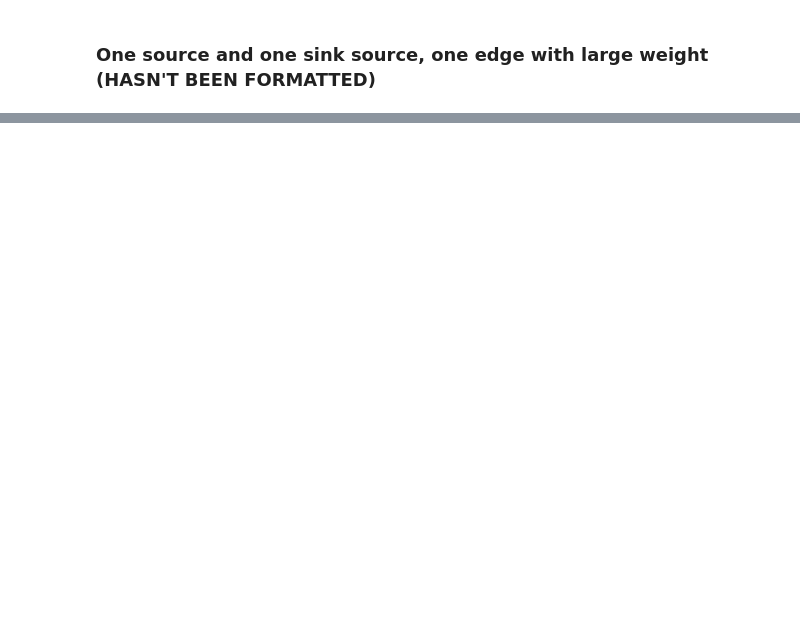
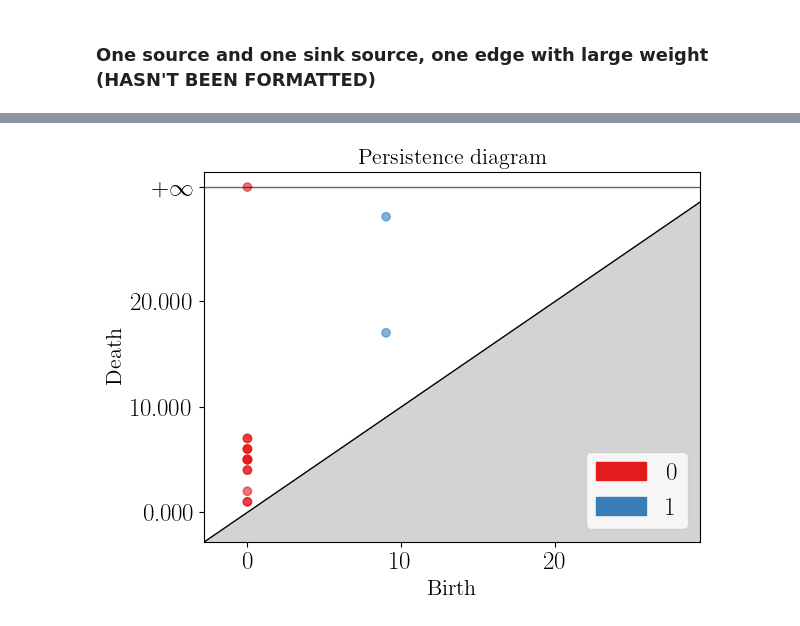
Before and after one commit to bdjones13/MRC2024, a Jupyter notebook: cycleExperiments.ipynb, the cells around one changed output, grey strips where cells are left out. Saved outputs shown, nothing was run; the diff lists cells and outputs as text; code cells hidden in the pictures; blank space fills up the shorter version.

```diff
--- a/cycleExperiments.ipynb
+++ b/cycleExperiments.ipynb
@@ -909,0 +972,5 @@ dgmwtnotcycle
+# %%
+gd.plot_persistence_diagram(dgms)
+plt.show()
+# %% [output]
+[figure, added]
```
Also changed, not shown: parts of 34 cells of this notebook.
